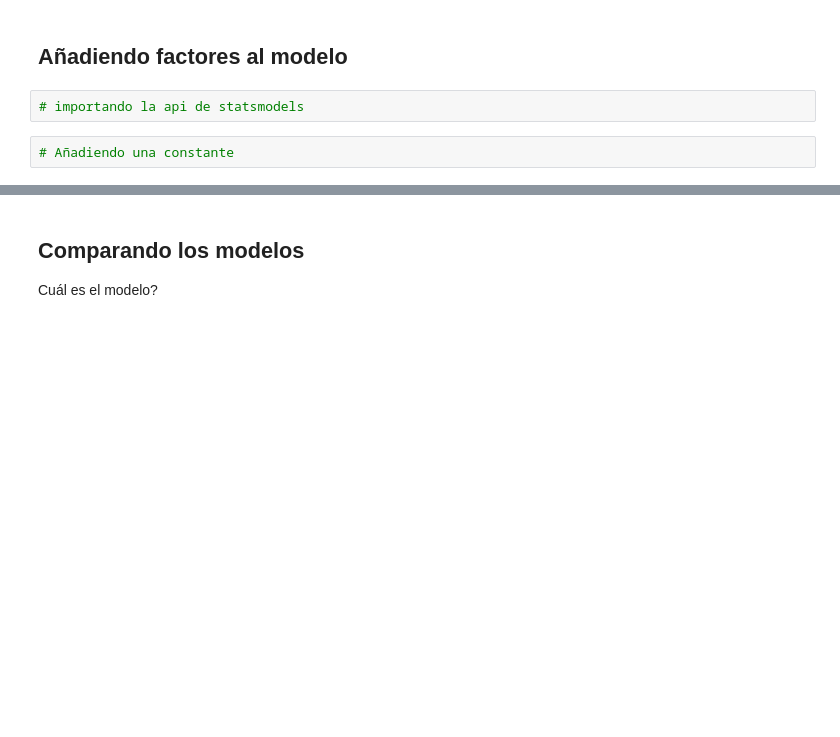
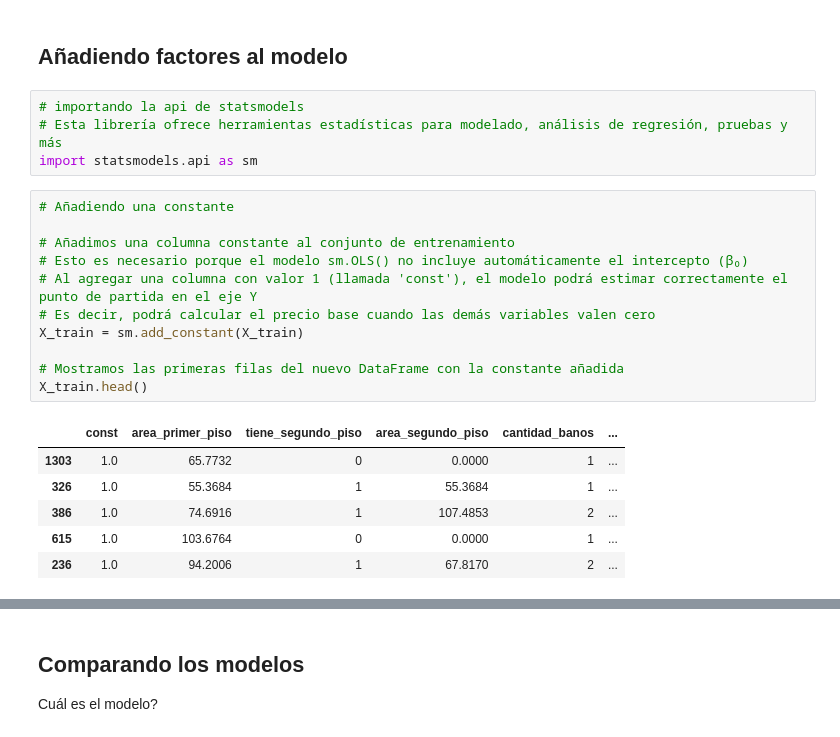
Before and after one commit to DanielRaiicHu/precio_de_inmuebles_regresion_lineal, a Jupyter notebook: precios_de_inmuebles_regresion_lineal.ipynb, the cells around one changed output, grey strips where cells are left out. Cells and saved outputs as stored; diff of their text form; blank space fills up the shorter version.

```diff
--- a/precios_de_inmuebles_regresion_lineal.ipynb
+++ b/precios_de_inmuebles_regresion_lineal.ipynb
@@ -441,6 +456,24 @@ Esto indica que aún existe una cantidad significativa de variación que no est
 # %% [markdown]
 ## Añadiendo factores al modelo
-# %%
-# importando la api de statsmodels
-# %%
-# Añadiendo una constante
+# %%
+# importando la api de statsmodels
+# Esta librería ofrece herramientas estadísticas para modelado, análisis de regresión, pruebas y más
+import statsmodels.api as sm
+# %%
+# Añadiendo una constante
+
+# Añadimos una columna constante al conjunto de entrenamiento
+# Esto es necesario porque el modelo sm.OLS() no incluye automáticamente el intercepto (β₀)
+# Al agregar una columna con valor 1 (llamada 'const'), el modelo podrá estimar correctamente el punto de partida en el eje Y
+# Es decir, podrá calcular el precio base cuando las demás variables valen cero
+X_train = sm.add_constant(X_train)
+
+# Mostramos las primeras filas del nuevo DataFrame con la constante añadida
+X_train.head()
+# %% [output]
+|  | const | area_primer_piso | tiene_segundo_piso | area_segundo_piso | cantidad_banos | ... |
+| 1303 | 1.0 | 65.7732 | 0 | 0.0000 | 1 | ... |
+| 326 | 1.0 | 55.3684 | 1 | 55.3684 | 1 | ... |
+| 386 | 1.0 | 74.6916 | 1 | 107.4853 | 2 | ... |
+| 615 | 1.0 | 103.6764 | 0 | 0.0000 | 1 | ... |
+| 236 | 1.0 | 94.2006 | 1 | 67.8170 | 2 | ... |
```
Also changed, not shown: parts of 22 cells of this notebook.
